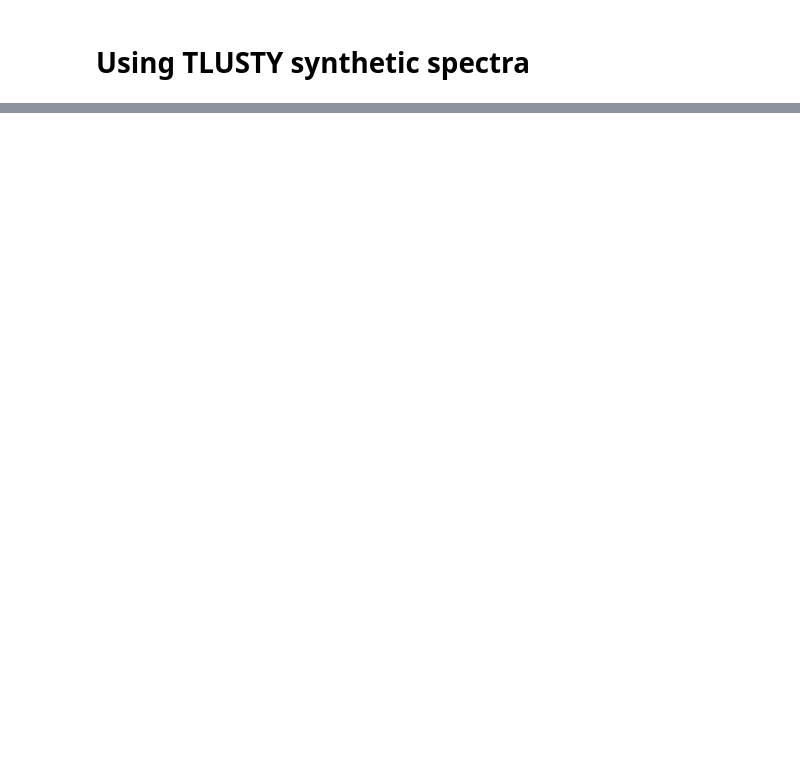
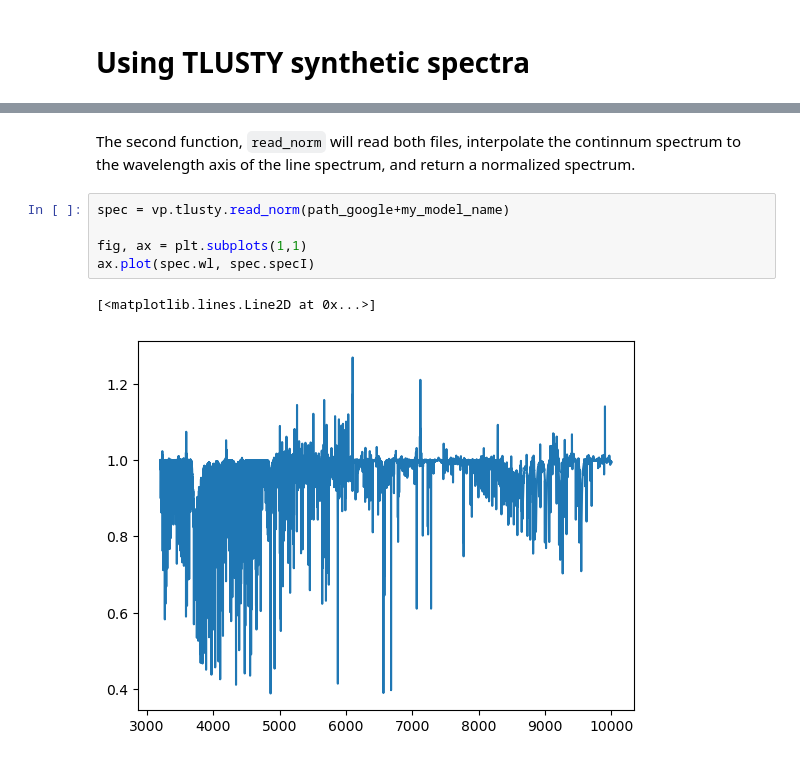
Before and after one commit to veropetit/VPtools, a Jupyter notebook: docs-jb/synth/tlusty.ipynb, the cells around one changed output, grey strips where cells are left out. Cells and saved outputs as stored; diff of their text form; blank space fills up the shorter version.

```diff
--- a/docs-jb/synth/tlusty.ipynb
+++ b/docs-jb/synth/tlusty.ipynb
@@ -26,0 +63,10 @@ ax.plot(spec.wl, spec.specI)
+# %% [markdown]
+The second function, `read_norm` will read both files, interpolate the continnum spectrum to the wavelength axis of the line spectrum, and return a normalized spectrum.
+# %%
+spec = vp.tlusty.read_norm(path_google+my_model_name)
+
+fig, ax = plt.subplots(1,1)
+ax.plot(spec.wl, spec.specI)
+# %% [output]
+[<matplotlib.lines.Line2D at 0x...>]
+[figure, added]
```
Also changed, not shown: parts of 14 cells of this notebook, 1 other file.
